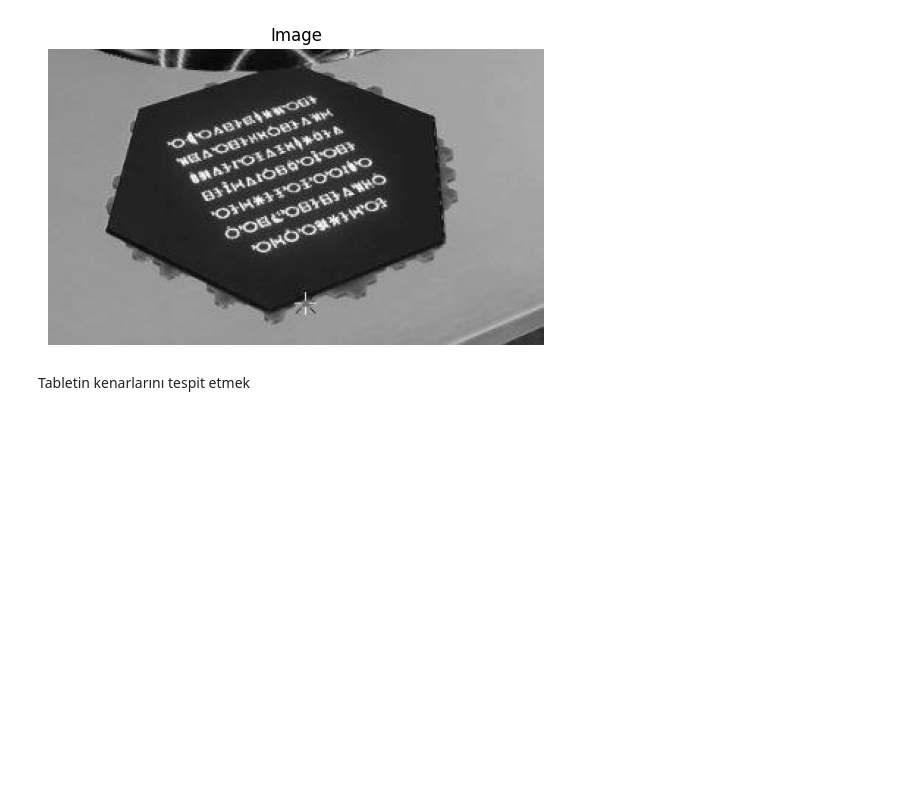
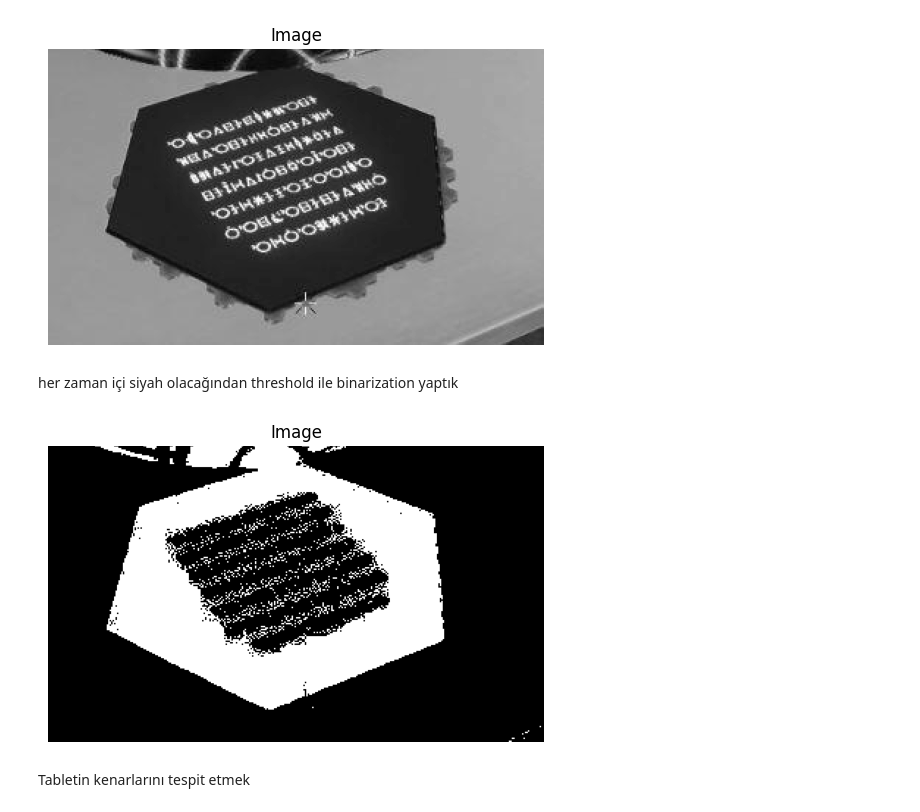
Before and after one commit to onuralpArsln/toJava, a Jupyter notebook: PayDayProject/basicImgProcess.ipynb, the cells around one changed output. Cells and saved outputs as stored; diff of their text form; code cells hidden in the pictures; blank space fills up the shorter version.

```diff
--- a/PayDayProject/basicImgProcess.ipynb
+++ b/PayDayProject/basicImgProcess.ipynb
@@ -28,6 +28,14 @@ gray = cv2.cvtColor(image, cv2.COLOR_BGR2GRAY)
 imshow(gray)
 # %% [output]
 [figure]
+# %% [markdown]
+her zaman içi siyah olacağından threshold ile binarization yaptık
+# %%
+_, binary = cv2.threshold(gray, 45, 255, cv2.THRESH_BINARY_INV)
+imshow(binary)
+# 50 threshold 255 maks
+# %% [output]
+[figure, added]
 # %% [markdown]
 Tabletin kenarlarını tespit etmek
 # %%
```
Also changed, not shown: parts of 13 cells of this notebook.
